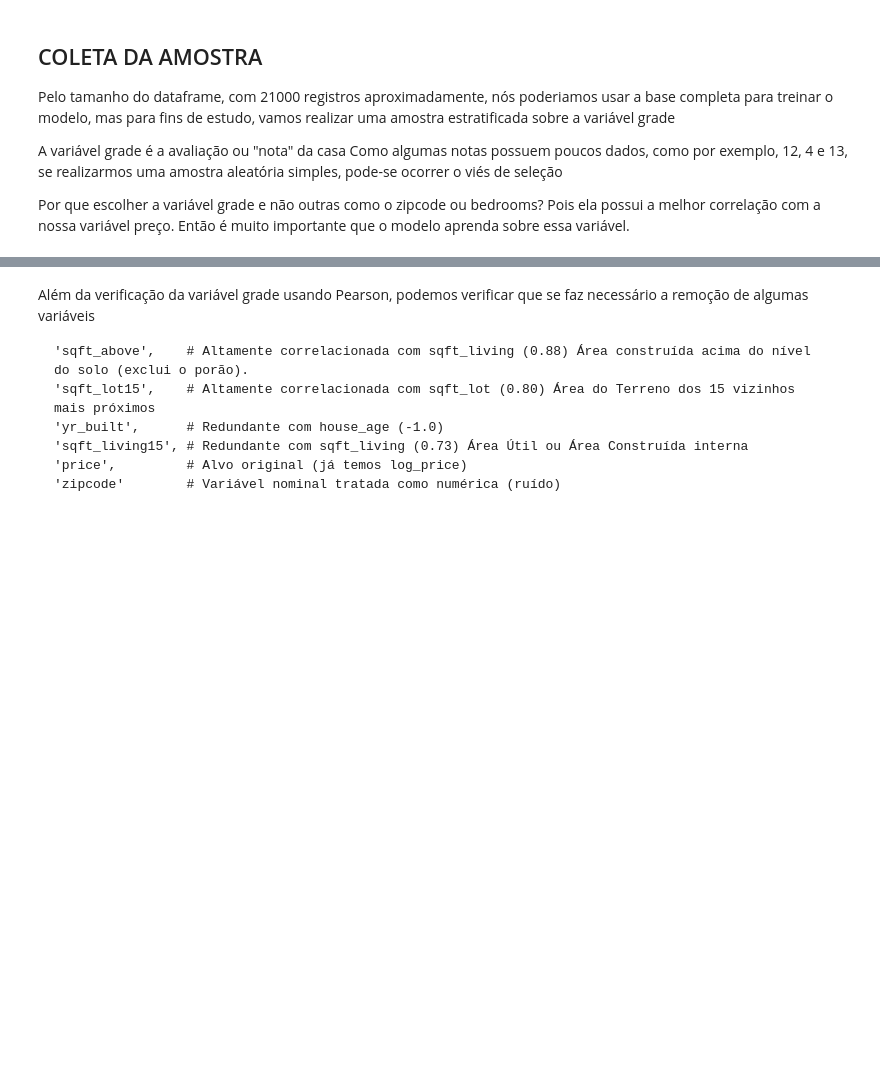
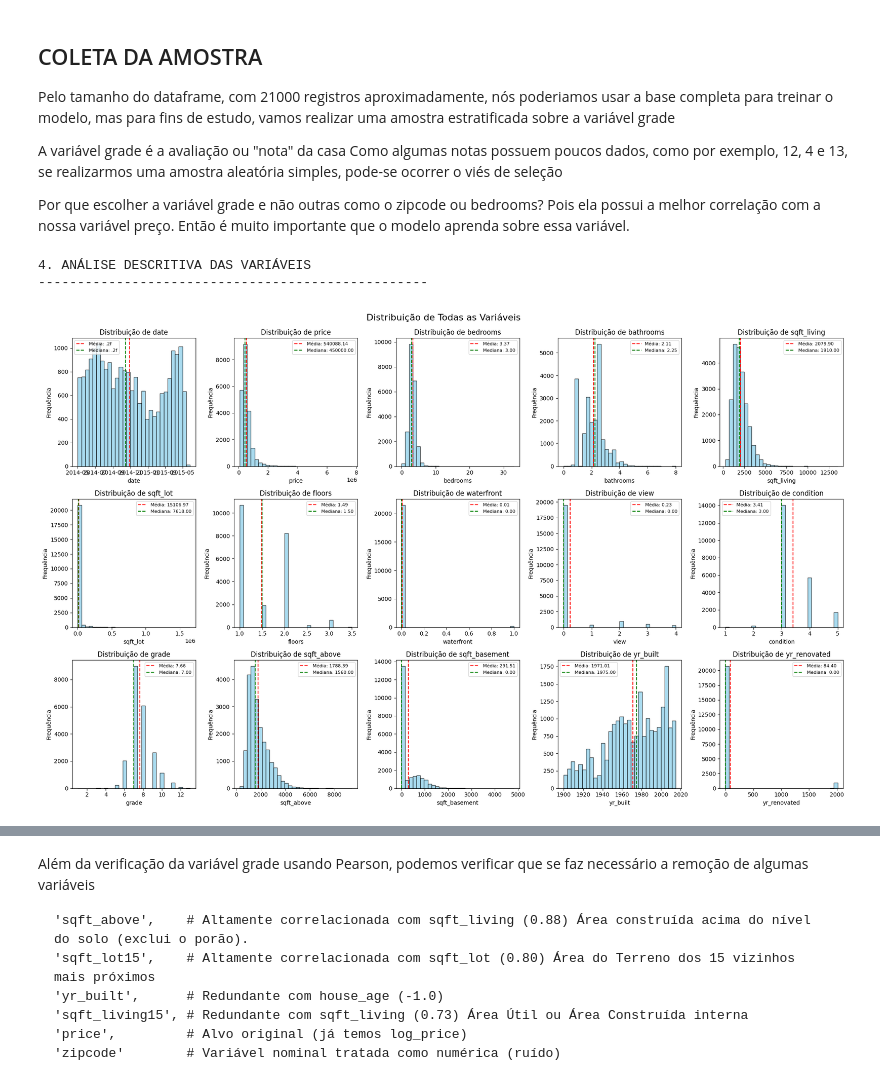
Before and after one commit to GabrielFrat/PUC-Minas, a Jupyter notebook: Projeto Regressão Linear/main.ipynb, the cells around one changed output, grey strips where cells are left out. Cells and saved outputs as stored; diff of their text form; code cells hidden in the pictures; blank space fills up the shorter version.

```diff
--- a/Projeto Regressão Linear/main.ipynb
+++ b/Projeto Regressão Linear/main.ipynb
@@ -165,6 +165,36 @@ Como algumas notas possuem poucos dados, como por exemplo, 12, 4 e 13, se realiz
 
 Por que escolher a variável grade e não outras como o zipcode ou bedrooms?
 Pois ela possui a melhor correlação com a nossa variável preço. Então é muito importante que o modelo aprenda sobre essa variável.
+# %%
+print("\n4. ANÁLISE DESCRITIVA DAS VARIÁVEIS")
+print("-"*50)
+
+# Criar figura para análise descritiva
+fig, axes = plt.subplots(3, 5, figsize=(20, 12))
+axes = axes.ravel()
+
+for idx, col in enumerate(df.columns):
+    if idx < 15:
+        axes[idx].hist(df[col], bins=30, alpha=0.7, color='skyblue', edgecolor='black')
+        axes[idx].set_title(f'Distribuição de {col}')
+        axes[idx].set_xlabel(col)
+        axes[idx].set_ylabel('Frequência')
+
+        # Adicionar estatísticas no gráfico
+        mean = df[col].mean()
+        median = df[col].median()
+        axes[idx].axvline(mean, color='red', linestyle='--', label=f'Média: {mean:.2f}')
+        axes[idx].axvline(median, color='green', linestyle='--', label=f'Mediana: {median:.2f}')
+        axes[idx].legend(fontsize=8)
+
+plt.tight_layout()
+plt.suptitle('Distribuição de Todas as Variáveis', fontsize=16, y=1.02)
+plt.savefig('distribuicoes_variaveis.png', dpi=300, bbox_inches='tight')
+plt.show()
+# %% [output]
+4. ANÁLISE DESCRITIVA DAS VARIÁVEIS
+--------------------------------------------------
+[figure, added]
 # %%
 from sklearn.model_selection import train_test_split
 
```
Also changed, not shown: parts of 9 cells of this notebook, 2 other files.
